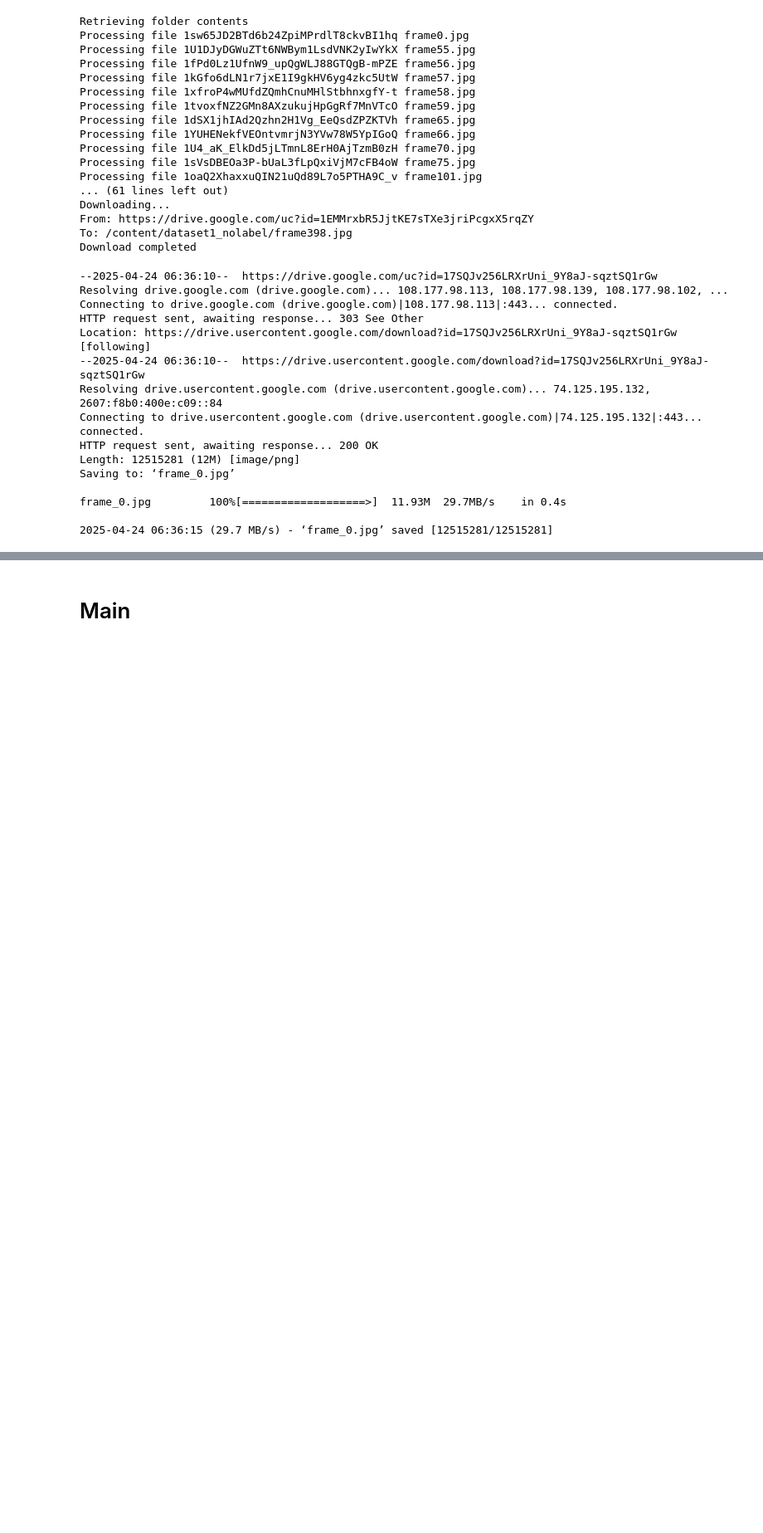
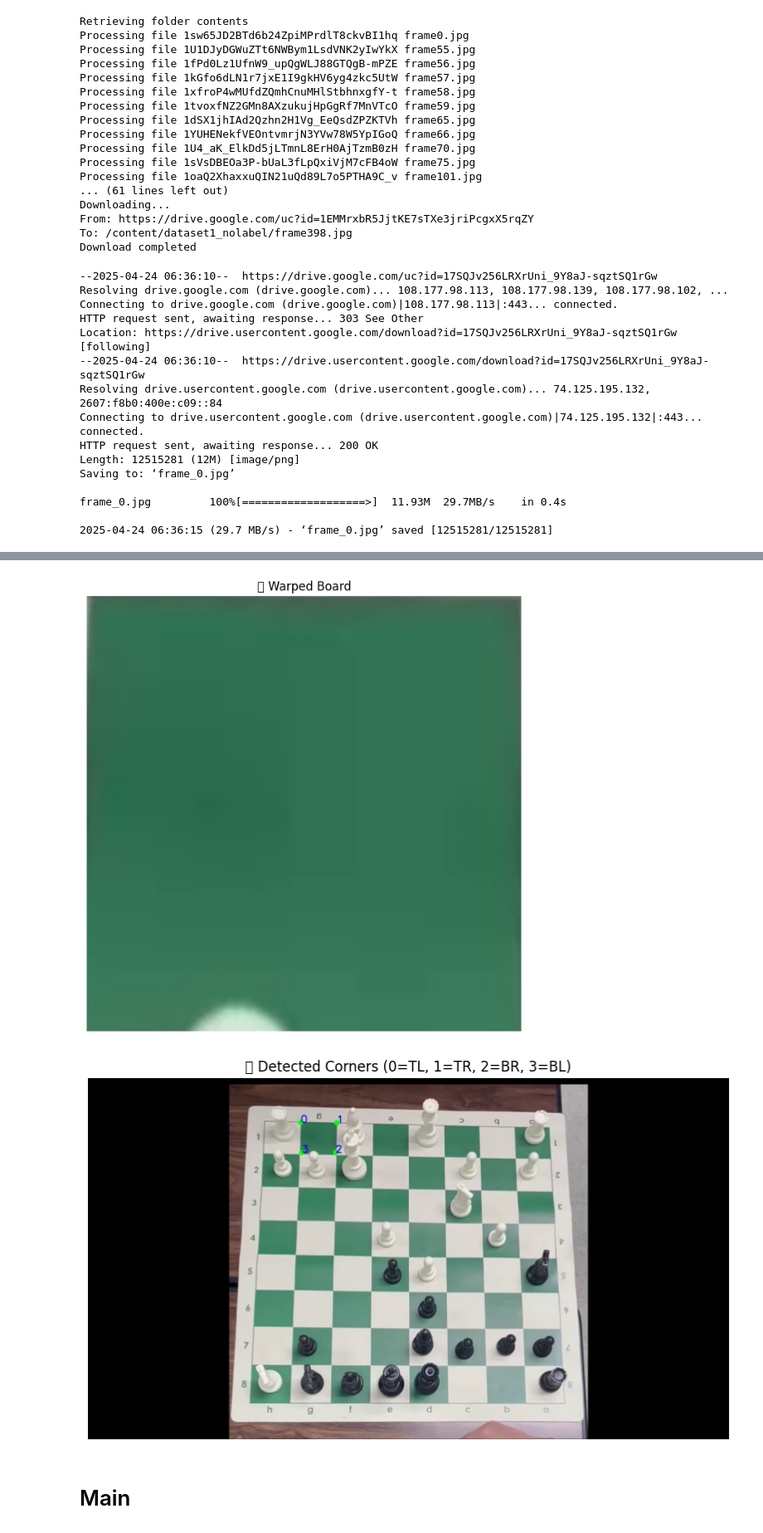
Before and after one commit to FadeZx/DT-467_ChessMoveTracking, a Jupyter notebook: 2_2024_DT_467_ChessMove.ipynb, the cells around one changed output, grey strips where cells are left out. Shown at 83% size. Drawn from its saved outputs; the diff is of its cells as text; code cells hidden in the pictures; blank space fills up the shorter version.

```diff
--- a/2_2024_DT_467_ChessMove.ipynb
+++ b/2_2024_DT_467_ChessMove.ipynb
@@ -437,3 +410,68 @@ error: Grid clustering failed
+# %%
+warped_board, squares = extract_chessboard_squares(img_corrected)
+
+debug_imgs = find_chessboard_corners_by_contour(img_corrected, output_size=640)
+
+if 'warped' in debug_imgs:
+    warped = debug_imgs['warped']
+else:
+    warped = None
+
+# Plot the warped image
+if warped is not None:
+    plt.figure(figsize=(8,8))
+    plt.imshow(cv2.cvtColor(warped, cv2.COLOR_BGR2RGB))
+    plt.title("✅ Warped Board")
+    plt.axis("off")
+    plt.show()
+
+# Plot the 4 corners on the original image
+gray = cv2.cvtColor(img_corrected, cv2.COLOR_BGR2GRAY)
+blur = cv2.GaussianBlur(gray, (15, 15), 0)
+_, thresh = cv2.threshold(blur, 100, 255, cv2.THRESH_BINARY_INV)
+kernel = np.ones((5,5), np.uint8)
+thresh = cv2.dilate(thresh, kernel, iterations=2)
+contours, _ = cv2.findContours(thresh, cv2.RETR_EXTERNAL, cv2.CHAIN_APPROX_SIMPLE)
+
+max_area = 0
+best_cnt = None
+for cnt in contours:
+    approx = cv2.approxPolyDP(cnt, 0.02 * cv2.arcLength(cnt, True), True)
+    area = cv2.contourArea(cnt)
+    if len(approx) == 4 and area > max_area:
+        max_area = area
+        best_cnt = approx
+
+if best_cnt is not None:
+    board_corners = best_cnt.reshape(4, 2)
+
+    def sort_corners(corners):
+        s = corners.sum(axis=1)
+        diff = np.diff(corners, axis=1)
+
+        tl = corners[np.argmin(s)]
+        br = corners[np.argmax(s)]
+        tr = corners[np.argmin(diff)]
+        bl = corners[np.argmax(diff)]
+
+        return np.array([tl, tr, br, bl], dtype=np.float32)
+
+    corners_sorted = sort_corners(board_corners)
+
+    img_with_corners = img_corrected.copy()
+    for i, pt in enumerate(corners_sorted):
+        pt = tuple(np.round(pt).astype(int))
+        cv2.circle(img_with_corners, pt, 8, (0,255,0), -1)
+        cv2.putText(img_with_corners, f'{i}', pt, cv2.FONT_HERSHEY_SIMPLEX, 1, (255,0,0), 2)
+
+    plt.figure(figsize=(10,10))
+    plt.imshow(cv2.cvtColor(img_with_corners, cv2.COLOR_BGR2RGB))
+    plt.title("🟢 Detected Corners (0=TL, 1=TR, 2=BR, 3=BL)")
+    plt.axis("off")
+    plt.show()
+# %% [output]
+[figure, added]
+[figure, added]
 # %% [markdown]
 # Main
 # %%
```
Also changed, not shown: parts of 10 cells of this notebook.
